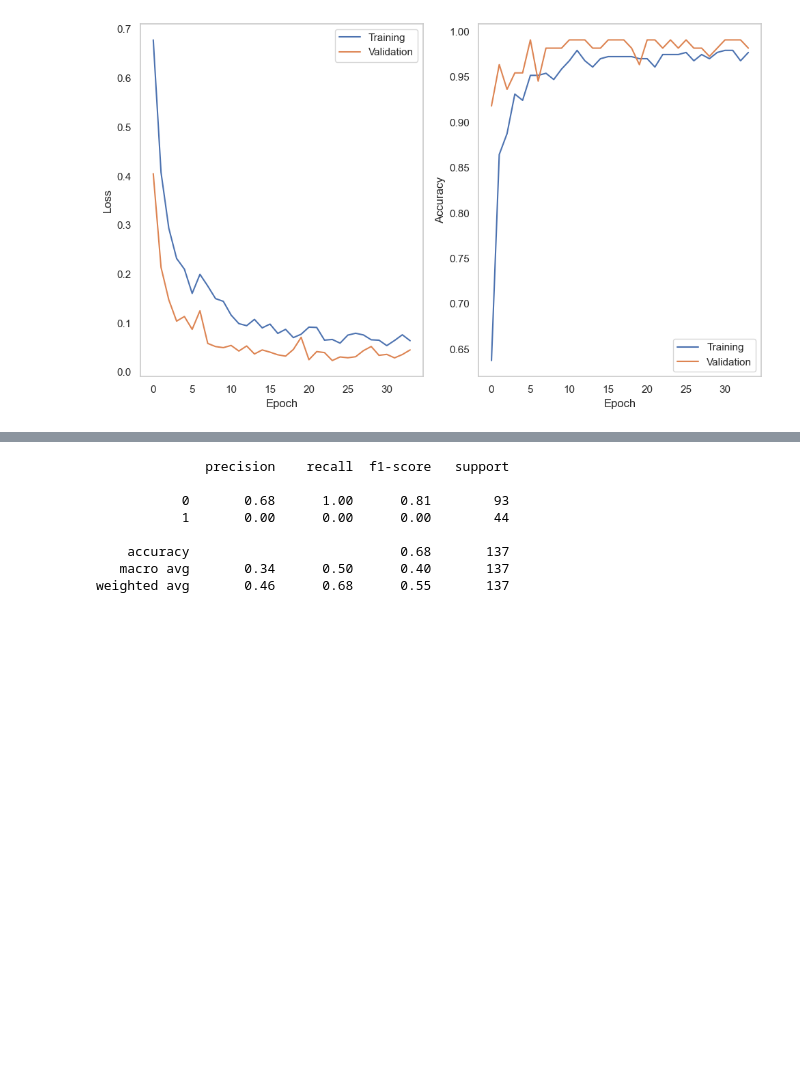
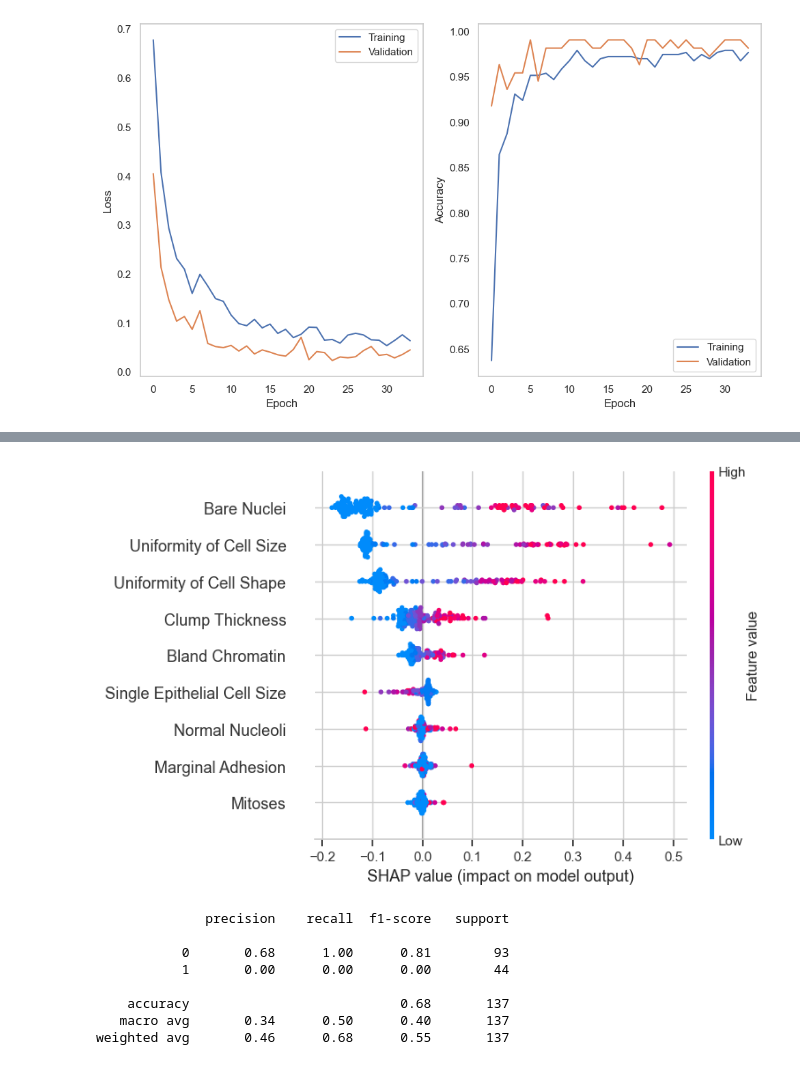
Before and after one commit to 18alle18/Reproducible-Challenge-Project, a Jupyter notebook: Project_Alexander_Love.ipynb, the cells around one changed output, grey strips where cells are left out. Cells and saved outputs as stored; diff of their text form; code cells hidden in the pictures; blank space fills up the shorter version.

Commit message:
SHAP values
SHAP values calculated and plotted for the neural network.

```diff
--- a/Project_Alexander_Love.ipynb
+++ b/Project_Alexander_Love.ipynb
@@ -250,6 +251,7 @@ plt.show()
 # %% [output]
 [figure]
 # %%
+optimized_model = keras.saving.load_model("optimized_model.keras", custom_objects=None, compile=True, safe_mode=True)
 y_pred_prob = optimized_model.predict(x_test)
 y_pred = (y_pred_prob >= 0.5).astype(int)
 
@@ -269,3 +271,8 @@ print(classification_report(y_test, y_pred))
    macro avg       0.93      0.94      0.93       137
 weighted avg       0.94      0.94      0.94       137
 [figure]
+# %%
+# Calculate SHAP values for best model
+
+explainer = shap.KernelExplainer(optimized_model.predict, x_train)
+shap_values = explainer.shap_values(x_test, nsamples=100)
@@ -272,3 +303,8 @@ weighted avg       0.94      0.94      0.94       137
+# %%
+# Plot SHAP values for network
+shap.summary_plot(shap_values[:, :, 0], x_test, feature_names=independent_variables)
+# %% [output]
+[figure, added]
 # %%
 y_pred_majority_class = np.zeros(len(x_test))
 
```
Also changed, not shown: parts of 3 cells of this notebook.
